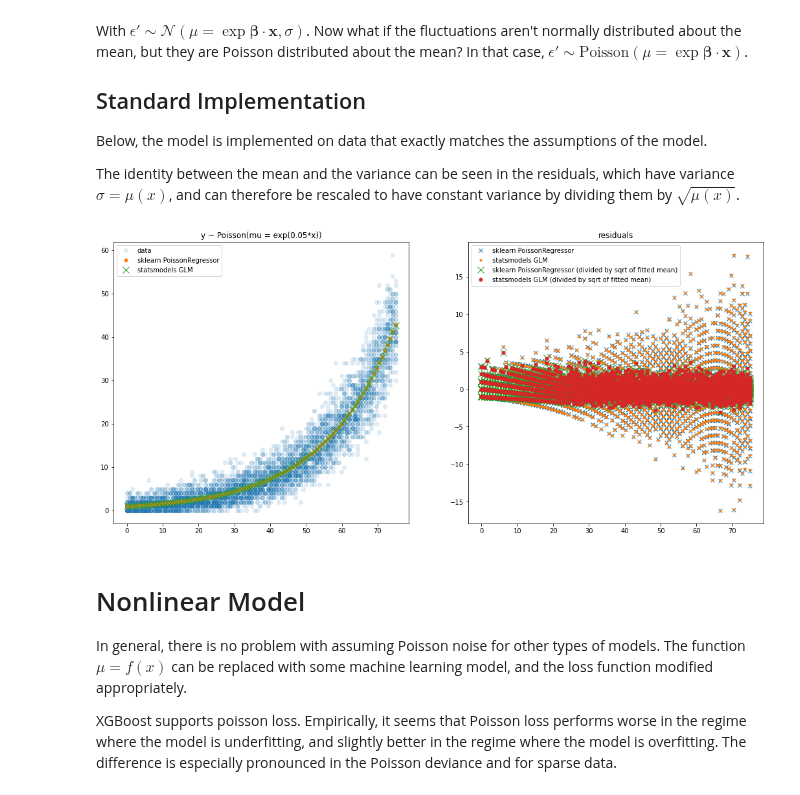
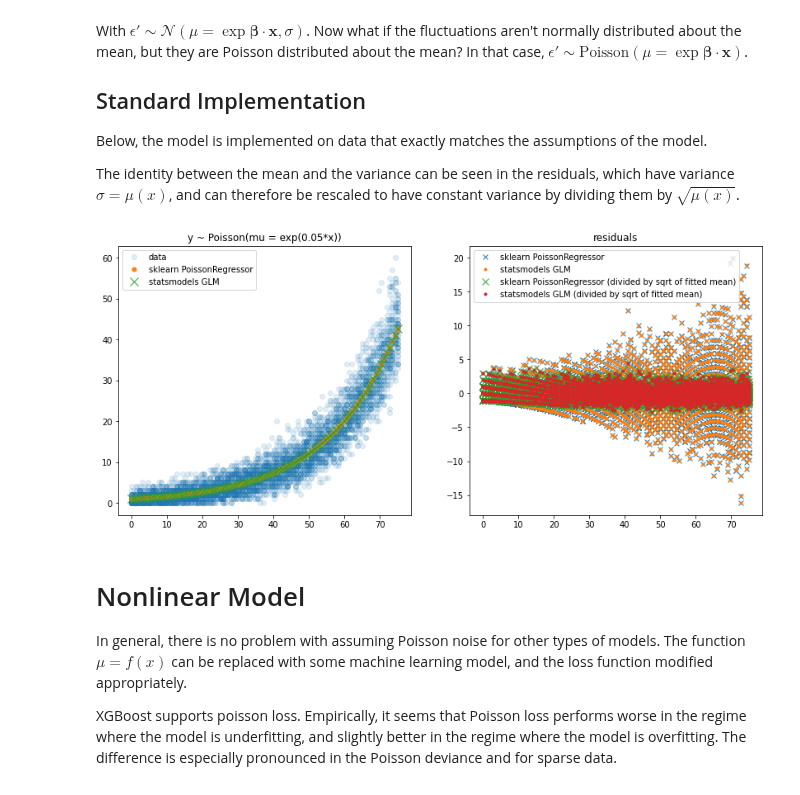
Before and after one commit to jpbm/probabilism, a Jupyter notebook: Statistics - Poisson Models.ipynb, the cells around one changed output. Cells and saved outputs as stored; diff of their text form; code cells hidden in the pictures.

```diff
--- a/Statistics - Poisson Models.ipynb
+++ b/Statistics - Poisson Models.ipynb
@@ -69,7 +69,7 @@ import numpy as np
 import matplotlib.pyplot as plt
 from scipy.stats import poisson
 
-fig = plt.figure(figsize=(18,5))
+fig = plt.figure(figsize=(14,6))
 
 ax1 = fig.add_subplot(1,2,1)
 
@@ -97,5 +97,5 @@ ax2.set_title('Poisson Distribution for Large Rates $\mu$',fontsize=20)
 ax2.set_xlabel('observed counts')
 ax2.legend(['$\mu$ = %s' % str(mu) for mu in muv])
 
-plt.savefig('img/poissonmodels01.png')
+plt.savefig('img/poissonmodels01.png',bbox_inches='tight')
 # %% [output]
@@ -148,38 +148,38 @@ data = np.array(data)
 
 
 """
 Poisson Regressor
 """
 reg1 = PoissonRegressor().fit(data[:,0].reshape(-1,1),data[:,1])
 reg2 = sm.GLM(exog=data[:,0],endog=data[:,1],family=sm.families.Poisson()).fit()
 
 
 
-fig = plt.figure(figsize=(18,8))
+fig = plt.figure(figsize=(14,6))
 ax1 = fig.add_subplot(121)
 ax2 = fig.add_subplot(122)
 
 ax1.plot(data[:,0],data[:,1],alpha=0.125,marker='o',linestyle='')
 ax1.plot(xv,reg1.predict(xv.reshape(-1,1)),'.',markersize=10)
 ax1.plot(xv,reg2.predict(xv.reshape(-1,1)),'x',markersize=10)
 ax1.legend(['data','sklearn PoissonRegressor','statsmodels GLM'])
 ax1.set_title('y ~ Poisson(mu = exp(0.05*x))')
 
 
 res1 = data[:,1]-reg1.predict(data[:,0].reshape(-1,1))
 res2 = data[:,1]-reg2.predict(data[:,0].reshape(-1,1))
 res1sc = res1/np.sqrt(reg1.predict(data[:,0].reshape(-1,1)))
 res2sc = res2/np.sqrt(reg2.predict(data[:,0].reshape(-1,1)))
 ax2.plot(data[:,0],res1,'x')
 ax2.plot(data[:,0],res2,'.')
-ax2.plot(data[:,0],res1sc,'x',markersize=10)
-ax2.plot(data[:,0],res2sc,'.',markersize=10)
+ax2.plot(data[:,0],res1sc,'x',markersize=8)
+ax2.plot(data[:,0],res2sc,'.',markersize=6)
 ax2.legend(['sklearn PoissonRegressor','statsmodels GLM','sklearn PoissonRegressor (divided by sqrt of fitted mean)','statsmodels GLM (divided by sqrt of fitted mean)'])
 ax2.set_title('residuals')
 
-plt.savefig('img/poissonmodels02.png')
+plt.savefig('img/poissonmodels02.png',bbox_inches='tight')
 # %% [output]
-[figure, old version]
+[figure, new version]
 # %% [markdown]
 # Nonlinear Model
 
```
Also changed, not shown: parts of 2 cells of this notebook, 13 other files.
